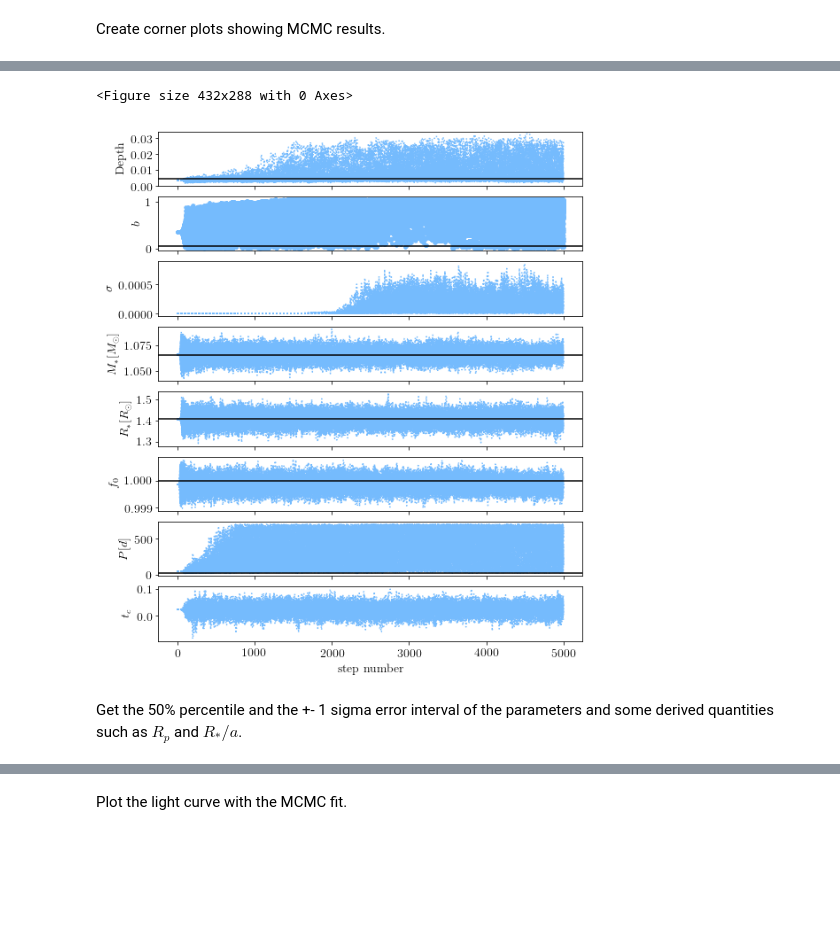
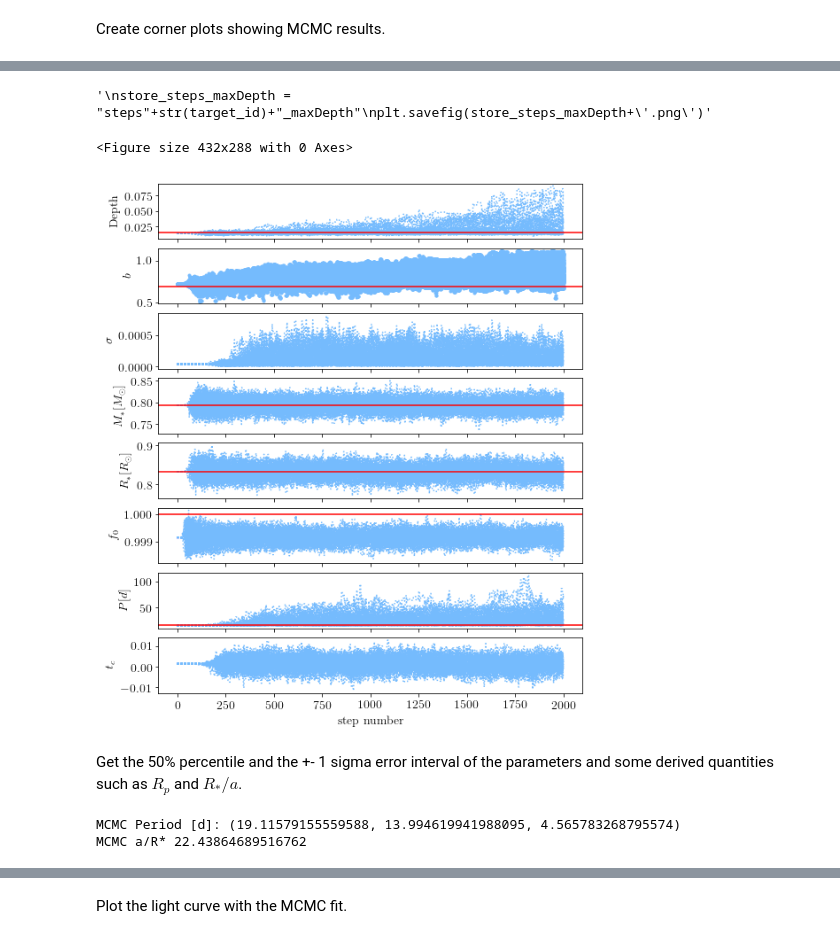
Before and after one commit to mbadenas/TFM2018, a Jupyter notebook: test_peaks.ipynb, the cells around one changed output, grey strips where cells are left out. Drawn from its saved outputs; the diff is of its cells as text; code cells hidden in the pictures; blank space fills up the shorter version.

```diff
--- a/test_peaks.ipynb
+++ b/test_peaks.ipynb
@@ -303,8 +309,8 @@ def lnprior(theta):
     ##https://github.com/stan-dev/stan/wiki/Prior-Choice-Recommendations
     pdepth, pb, sigma, pmass, pradius, f0, pperiod, ptc = theta
 
-    if ((0.01 < pb < 1.5) and (0 <= sigma) and (pradius > 0) and (pdepth > 0.0)
-        and (pmass > 0.0) and (13.5 <= pperiod < 700)) and (ptc**2<0.01):
+    if ((0 < pb < 1.5) and (0 <= sigma) and (pradius > 0) and (pdepth > 0.0)
+        and (pmass > 0.0) and (13.5 <= pperiod)) and (ptc**2<0.01):
         return 0.0
 
     return -np.inf
@@ -468,6 +486,8 @@ def lnprob_mcmc(theta, timeLC, fluxLC, errorLC, allfixed_mcmc):
 allfixed_mcmc = [ecc, smass, smass_err, rs, rs_err, tKep, u1, u2]
 res_mcmc = [depth_ml, b_ml, sigma_ml, mass_ml, radius_ml, f0_ml, period_ml, tc_ml]
 print(res_mcmc)
-ndim, nwalkers = len(res_mcmc), 100
+ndim =len(res_mcmc)
+nwalkers = 100
+steps = 2000
 p0 = [res_mcmc*(1+1e-8*np.random.randn(ndim)) for i in range(nwalkers)]
 # %% [output]
@@ -480,12 +500,10 @@ Run the MCMC and store the results
 sampler = emcee.EnsembleSampler(nwalkers, ndim, lnprob_mcmc,
                                 args=(corr_time_mask, corr_flux_mask, 0.01*corr_flux_err_mask, allfixed_mcmc))
 print("Running burn-in")
-pos, prob, state = sampler.run_mcmc(p0, 200, progress=True);
+pos, prob, state = sampler.run_mcmc(p0, 100, progress=True);
 sampler.reset() # Reset the chain to remove the burn-in samples.
 print("Running production")
-sampler.run_mcmc(p0, 5000, rstate0 = state, progress=True);
-samples = sampler.chain[:, 500:, :].reshape((-1, ndim))
-np.savetxt('mcmc_samples.txt', samples)
+sampler.run_mcmc(p0, steps, rstate0 = state, progress=True);
 # %% [output]
 Running burn-in
 Running production
@@ -511,15 +534,19 @@ Acceptance fraction: 28.18 %
 # %% [markdown]
 Create corner plots showing MCMC results.
 # %%
-res_labels = ['Depth [ppm]', r'$b$', r'$\sigma$', r'$M_{*} [M_{\odot}]$',
-          r'$R_{*} [R_{\odot}]$', r'$f_{0}$', r'$P [d]$', r'$t_c$']
+res_labels = ['Depth', 'b', r'$\sigma$', r'$M_{*} [M_{\odot}]$', r'$R_{*} [R_{\odot}]$',
+              r'$f_{0}$', 'P [d]', r'$t_c$']
 
-true_params = [depth/1e6, b, None, smass, rs, 1.0, P, None]
+true_params = [depth, b, None, smass, rs, 1.0, P, None]
 
 fig = corner.corner(samples, weights = None, labels = res_labels,
                     quantiles=[0.16, 0.5, 0.84], truths = true_params,
                     show_titles = True, title_args={"fontsize": 12}, plot_contours=True)
 
+
+store_corner = "corner"+str(target_id)+"_st"+str(steps)
+plt.savefig(store_corner+'.png')
+
 #show_titles = True -> Title will show the 0.5 quantile, w/ the upper & lower errors given by the quantiles argument.
 
 sampler.acceptance_fraction;
@@ -536,53 +604,51 @@ print(median_P, mode_P)
 # %%
 # Helpful to decide burnin
 plt.clf()
 fig, axes = plt.subplots(8, 1, sharex=True, figsize=(8, 9))
 axes[0].plot(sampler.chain[:, :, 0].T, ls='dotted', color = "xkcd:sky blue") #depth = 0
-axes[0].set_ylabel(r'Depth'); axes[0].axhline(true_params[0], color='black')
+axes[0].set_ylabel(r'Depth'); axes[0].axhline(true_params[0], color='red')
 
 axes[1].plot(sampler.chain[:, :, 1].T,'.', ls='dotted', color="xkcd:sky blue")
-axes[1].set_ylabel(r'$b$'); axes[1].axhline(true_params[1], color='black')
+axes[1].set_ylabel(r'$b$'); axes[1].axhline(true_params[1], color='red')
 
 axes[2].plot((sampler.chain[:, :, 2]).T, ls='dotted', color="xkcd:sky blue")
 axes[2].set_ylabel(r'$\sigma$');
 
 axes[3].plot((sampler.chain[:, :, 3]).T, ls='dotted', color="xkcd:sky blue")
-axes[3].set_ylabel(r'$M_{*} [M_{\odot}]$'); axes[3].axhline(true_params[3], color='black')
+axes[3].set_ylabel(r'$M_{*} [M_{\odot}]$'); axes[3].axhline(true_params[3], color='red')
 
 axes[4].plot((sampler.chain[:, :, 4]).T, ls='dotted', color="xkcd:sky blue")
-axes[4].set_ylabel(r'$R_{*} [R_{\odot}]$'); axes[4].axhline(true_params[4], color='black')
+axes[4].set_ylabel(r'$R_{*} [R_{\odot}]$'); axes[4].axhline(true_params[4], color='red')
 
 axes[5].plot((sampler.chain[:, :, 5]).T, ls='dotted', color="xkcd:sky blue")
-axes[5].set_ylabel('$f_{0}$'); axes[5].axhline(true_params[5], color='black')
+axes[5].set_ylabel('$f_{0}$'); axes[5].axhline(true_params[5], color='red')
 
 axes[6].plot((sampler.chain[:, :, 6]).T, ls='dotted',color="xkcd:sky blue")
-axes[6].set_ylabel("$P [d]$"); axes[6].axhline(true_params[6], color='black')
+axes[6].set_ylabel("$P [d]$"); axes[6].axhline(true_params[6], color='red')
 
 axes[7].plot((sampler.chain[:, :, 7]).T, ls='dotted',color="xkcd:sky blue")
 axes[7].set_ylabel("$t_{c}$");
 axes[7].set_xlabel("step number")
 
 fig.tight_layout(h_pad=0.0)
+
+store_steps= "steps"+str(target_id)
+plt.savefig(store_steps+'.png')
+"""
+store_steps_maxDepth = "steps"+str(target_id)+"_maxDepth"
+plt.savefig(store_steps_maxDepth+'.png')"""
 # %% [output]
-<Figure size 432x288 with 0 Axes>
+'\nstore_steps_maxDepth = "steps"+str(target_id)+"_maxDepth"\nplt.savefig(store_steps_maxDepth+\'.png\')'
+<Figure size 432x288 with 0 Axes>
-[figure, old version]
+[figure, new version]
 # %% [markdown]
 Get the 50% percentile and the +- 1 sigma error interval of the parameters and some derived quantities such as $R_{p}$ and $R_{*}/a$.
 # %%
 """
-recall:
-    [0] = Depth [ppm]
-    [1] = b
-    [2] = sigma
-    [3] = M*
-    [4] = R*
-    [5] = f0
-    [6] = P [days]
-    [7] = tc [days]
+recall: [0] = Depth|| [1] = b || [2] = sigma || [3] = M* || [4] = R* || [5] = f0 || [6] = P [days] || [7] = tc [days]
 """
 
 G = 6.6730e-11
-
 samples[:, 2] = np.exp(samples[:, 2])
 planetradsamp = 109.045*np.sqrt(samples[:,0])*samples[:, 4] #in earth rad (rp = sqrt(depth)*rs)
 P1 = period_ml*24.0*3600.0 #in sec
@@ -600,4 +666,7 @@ r_a_mcmc =(v[1], v[2]-v[1], v[1]-v[0])
 
 print("MCMC Period [d]:",period_mcmc)
 print("MCMC a/R*", 1/r_a_mcmc[0])
+# %% [output]
+MCMC Period [d]: (19.11579155559588, 13.994619941988095, 4.565783268795574)
+MCMC a/R* 22.43864689516762
 # %%
```
Also changed, not shown: parts of 27 cells of this notebook.
